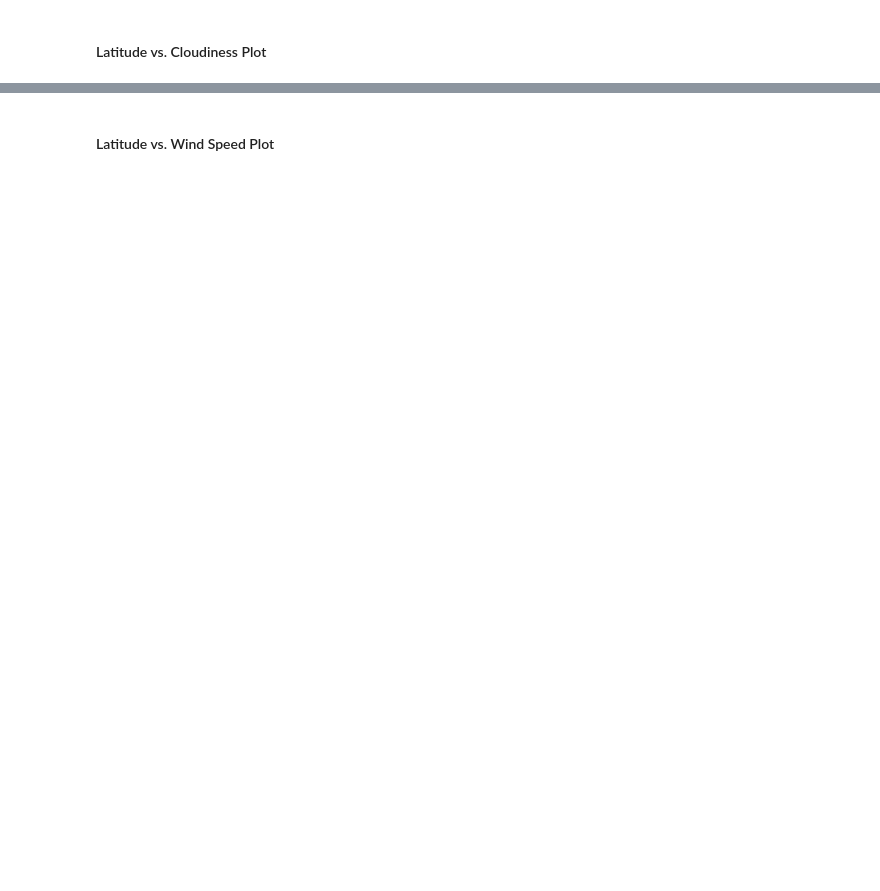
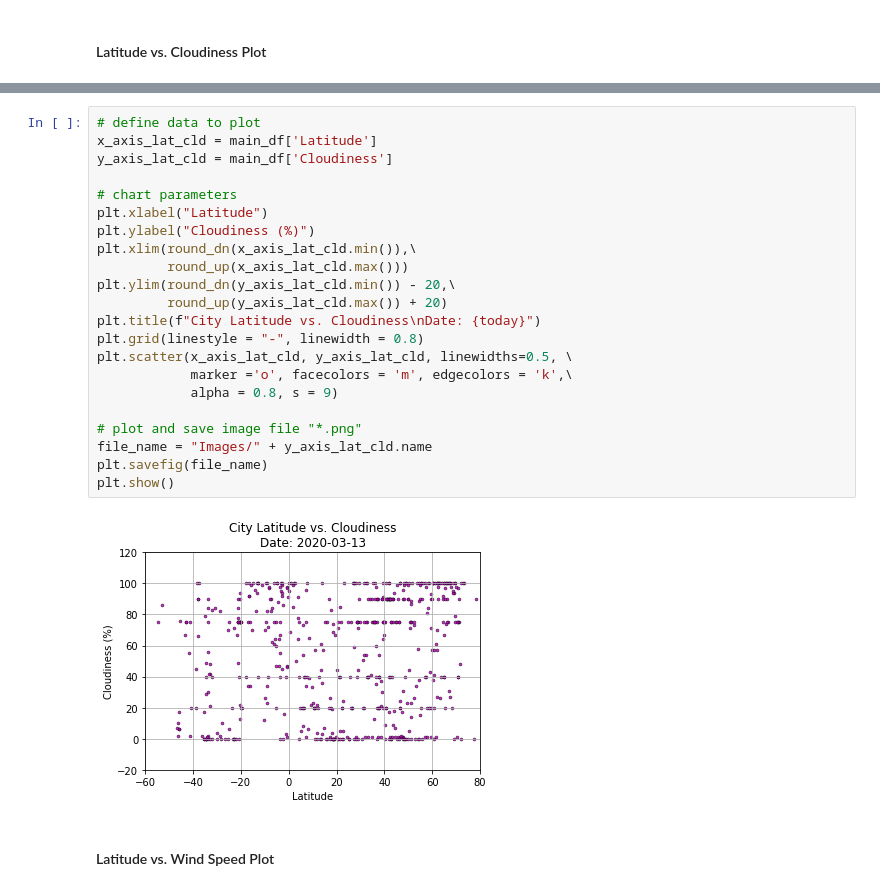
Before and after one commit to HenryNguyenLe/Python_API_Challenge, a Jupyter notebook: WeatherPy.ipynb, the cells around one changed output, grey strips where cells are left out. Cells and saved outputs as stored; diff of their text form; blank space fills up the shorter version.

```diff
--- a/WeatherPy.ipynb
+++ b/WeatherPy.ipynb
@@ -190,2 +252,26 @@ dtype: int64
+# %%
+# define data to plot
+x_axis_lat_cld = main_df['Latitude']
+y_axis_lat_cld = main_df['Cloudiness']
+
+# chart parameters
+plt.xlabel("Latitude")
+plt.ylabel("Cloudiness (%)")
+plt.xlim(round_dn(x_axis_lat_cld.min()),\
+         round_up(x_axis_lat_cld.max()))
+plt.ylim(round_dn(y_axis_lat_cld.min()) - 20,\
+         round_up(y_axis_lat_cld.max()) + 20)
+plt.title(f"City Latitude vs. Cloudiness\nDate: {today}")
+plt.grid(linestyle = "-", linewidth = 0.8)
+plt.scatter(x_axis_lat_cld, y_axis_lat_cld, linewidths=0.5, \
+            marker ='o', facecolors = 'm', edgecolors = 'k',\
+            alpha = 0.8, s = 9)
+
+# plot and save image file "*.png"
+file_name = "Images/" + y_axis_lat_cld.name
+plt.savefig(file_name)
+plt.show()
+# %% [output]
+[figure, added]
 # %% [markdown]
 #### Latitude vs. Wind Speed Plot
```
Also changed, not shown: parts of 36 cells of this notebook, 13 other files.
